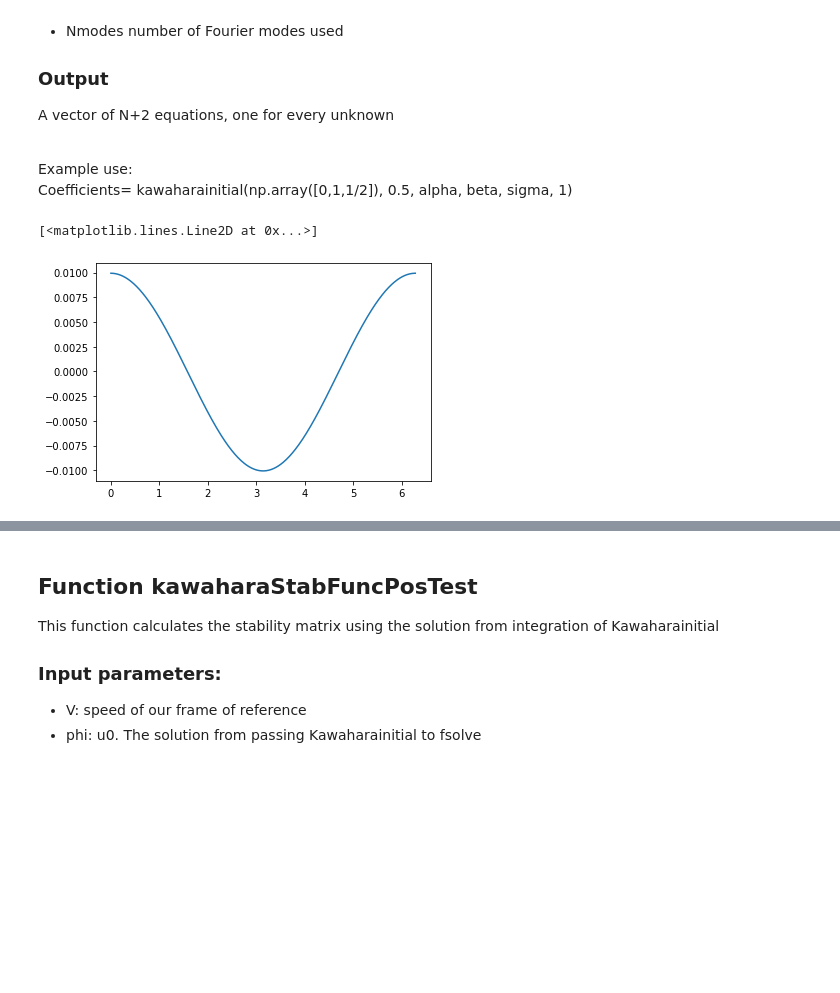
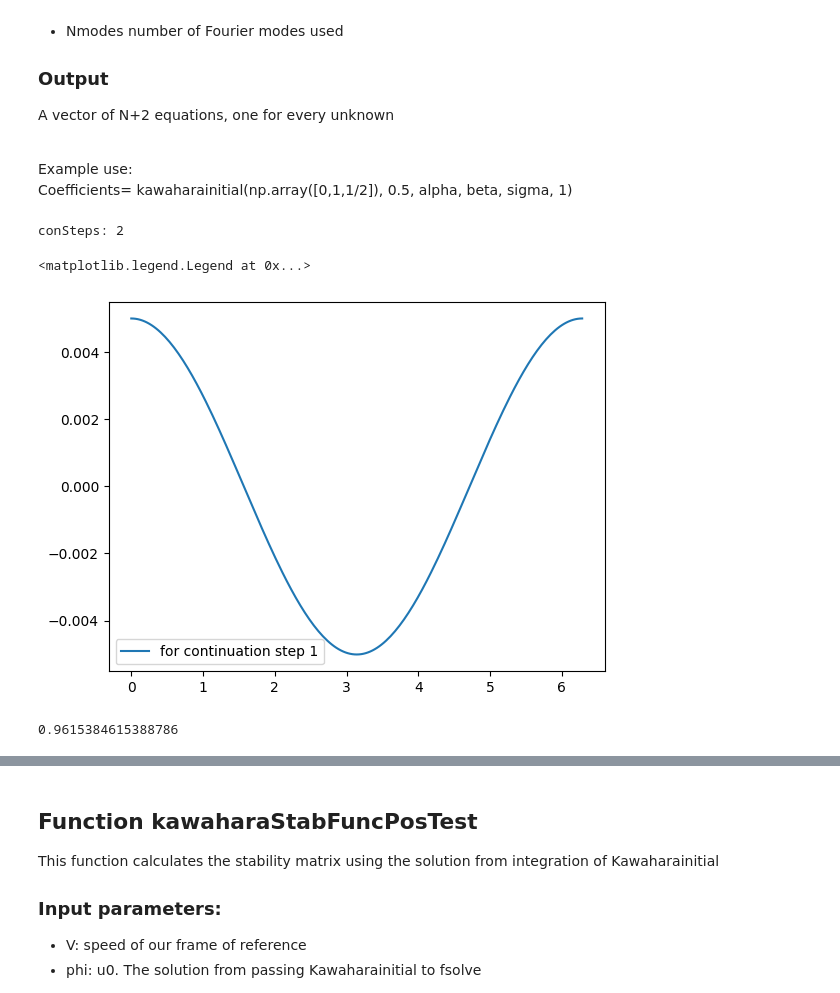
Before and after one commit to naiaseh/Trunk, a Jupyter notebook: StabilityPartOnlyVersion1_3.ipynb, the cells around one changed output, grey strips where cells are left out. Drawn from its saved outputs; the diff is of its cells as text; code cells hidden in the pictures; blank space fills up the shorter version.

```diff
--- a/StabilityPartOnlyVersion1_3.ipynb
+++ b/StabilityPartOnlyVersion1_3.ipynb
@@ -58,58 +58,65 @@ def kawaharainitial(U, a1, alpha, beta, sigma, N): #defining the equation
 # %%
 ###### here is the stability computation all in one area ######
 ###############################################################
 
 # declaring some constants
 thirdAlpha = 1.
-fifthBeta =1/4
+fifthBeta = 1/26
 nonlinSigma = 1.
 c = thirdAlpha - fifthBeta
 L = (np.pi)*2
-spacex = np.linspace(0,L,501)
-conSteps =1500 # number of continuation steps
-a1=1.0e-6 # beginning amplitude
-aF=1.0e-2 # ending amplitude
-aS = np.linspace(a1,aF,conSteps) # vector of free parameter a1 (amplitudes)
-velocities=np.zeros(conSteps) # Tracks all the velocities for bifurcation branch
-NN=21 # number of modes at which the Fourier series is truncated
+spacex = np.linspace(0,L,201)
+# conSteps = 2500 # number of continuation steps
+
+a1=1.e-6 # beginning amplitude
+aF= 1e-3 # ending amplitude
+# aS = np.linspace(a1,aF,conSteps) # vector of free parameter a1 (amplitudes)
+stepSize = 5e-3
+aS = np.arange(a1,aF+stepSize,stepSize)
+conSteps = len(aS)
+print('conSteps:', len(aS))
+velocities = np.zeros(conSteps) # Tracks all the velocities for bifurcation branch
+NN = 32 # number of modes at which the Fourier series is truncated
 uguess = np.zeros(NN+2)
 
 
 uguess[0] = c  # uguess is our initial guess vector, it has zeros everywhere, except for first two elements: c and a1
 uguess[2] = a1
-V=c
+V = c
 for k in range(conSteps):
 
 
-    solution=fsolve(kawaharainitial, uguess, args=(aS[k], thirdAlpha, fifthBeta, nonlinSigma, NN),xtol=1.e-8) #notice amplitude changes with every iteration
-    soln=solution[1::] #all the As (excludes speed)
+    solution, infodict, ier, msg = fsolve(kawaharainitial, uguess, args=(aS[k], thirdAlpha, fifthBeta, nonlinSigma, NN),xtol=1.e-8, full_output=1) #notice amplitude changes with every iteration
+    soln = solution[1::] #all the As (excludes speed)
 
     V = solution[0]
-    uguess=np.concatenate((V,solution[1],aS[k],solution[3::]),axis=None) #update initial guess
-
-
-# generating the solution in real space made of cosines
-    phi = soln[0]*np.cos(0.*spacex)
-    phix = -0.*soln[0]*np.sin(0.*spacex)
-    ii = 0.
-    for aii in soln[1:]:
-        ii = ii+1.
-        phi = phi + aii*np.cos(ii*spacex)
-        phix = phix - (ii)*aii*np.sin(ii*spacex)
+    uguess = np.concatenate((V,solution[1],aS[k],solution[3::]),axis=None) #update initial guess
+    velocities[k] = solution[0]
 
 
 
 
 
-    velocities[k]=solution[0]
+# generating the solution in real space made of cosines
+phi = soln[0]*np.cos(0.*spacex)
+phix = -0.*soln[0]*np.sin(0.*spacex)
+
+
+ii = 0.
+for aii in soln[1:]:
+    ii = ii+1.
+    phi = phi + aii*np.cos(ii*spacex)
+    phix = phix - (ii)*aii*np.sin(ii*spacex)
 
 
 
-# rescaling to get zero average
-    phi = phi - soln[0]
-    V = V - 2.*soln[0]
-
-plt.plot(spacex,phi)
+plt.plot(spacex,phi, label = 'for continuation step {}'.format(k))
+plt.legend()
 # %% [output]
-[<matplotlib.lines.Line2D at 0x...>]
+conSteps: 2
+<matplotlib.legend.Legend at 0x...>
-[figure, old version]
+[figure, new version]
+# %%
+velocities[0]
+# %% [output]
+0.9615384615388786
```
Also changed, not shown: parts of 9 cells of this notebook, 5 other files.
